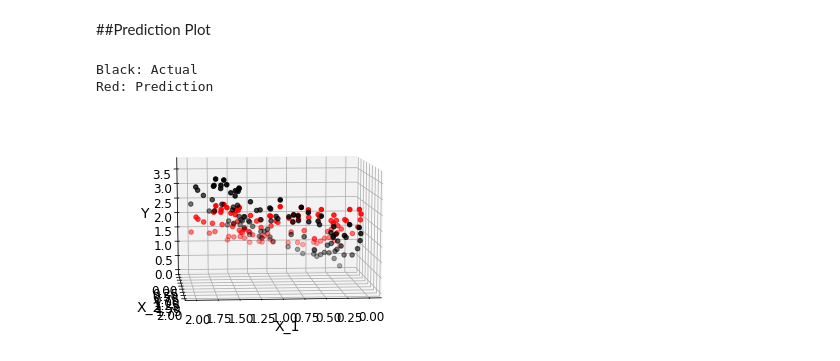
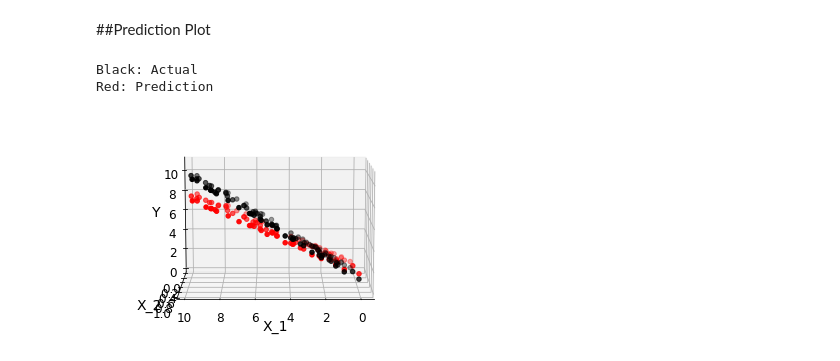
Before and after one commit to WanChiChen/CAP-4630, a Jupyter notebook: HW2/HW2_Problem2.ipynb, the cells around one changed output. Saved outputs shown, nothing was run; the diff lists cells and outputs as text; code cells hidden in the pictures.

```diff
--- a/HW2/HW2_Problem2.ipynb
+++ b/HW2/HW2_Problem2.ipynb
@@ -21,14 +21,14 @@ mpl.rc('ytick', labelsize=12)
 # generate m random pairs (x, y)
 
 m = 100
-X1 = 2 * np.random.rand(m, 1)
-X2 = 2 * np.random.rand(m, 1)
+X1 = 10 * np.random.rand(m, 1)
+X2 = 1 * np.random.rand(m, 1)
 Y = X1 + X2
 
 plt.plot(X1, X2, "b.")
 plt.xlabel("$X_1$", fontsize=18)
 plt.ylabel("$X_2$", rotation=0, fontsize=18)
-plt.axis([0, 2, 0, 2])
+plt.axis([0, 10, 0, 1])
 plt.show()
 
 fig = plt.figure()
@@ -152,9 +152,9 @@ ax.scatter(weight_path_mgd[:,0], weight_path_mgd[:,1], weight_path_mgd[:,2])
 # %%
 m = 100
 
-TestX1 = 2 * np.random.rand(m, 1)
-TestX2 = 2 * np.random.rand(m, 1)
-TestY = X1 + X2
+TestX1 = 10 * np.random.rand(m, 1)
+TestX2 = 1 * np.random.rand(m, 1)
+TestY = TestX1 + TestX2
 
 TestX = np.column_stack([np.ones((m,1)),TestX1, TestX2])
 
@@ -170,19 +170,19 @@ print(X_new_b)
 # %%
 PredictY = TestX.dot(weight);
 
 fig = plt.figure()
 ax = plt.axes(projection='3d')
 ax.set_xlabel('X_1')
 ax.set_ylabel('X_2')
 ax.set_zlabel('Y')
 print("Black: Actual")
 print("Red: Prediction")
 ax.scatter(TestX1, TestX2, TestY, c='black')
 ax.scatter(TestX1, TestX2, PredictY, c='red')
 
 
-ax.view_init(10, 85)
+ax.view_init(10, 90)
 # %% [output]
 Black: Actual
 Red: Prediction
-[figure, old version]
+[figure, new version]
```
Also changed, not shown: parts of 4 cells of this notebook.
